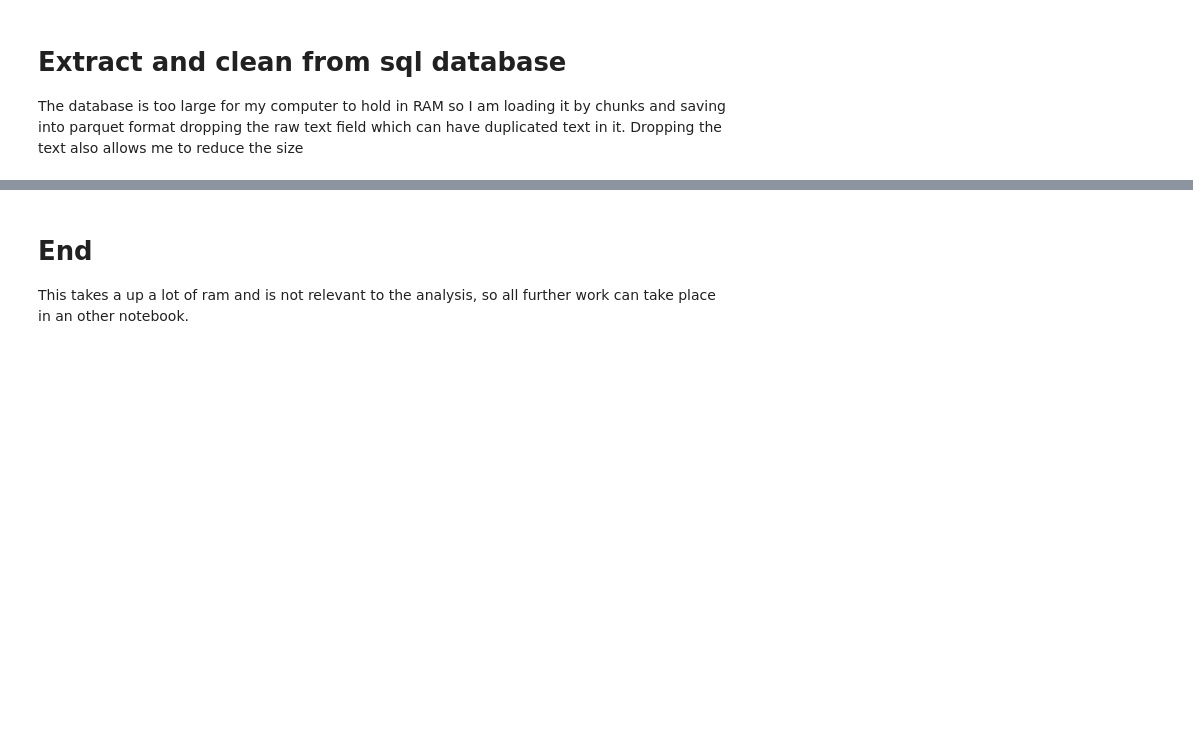
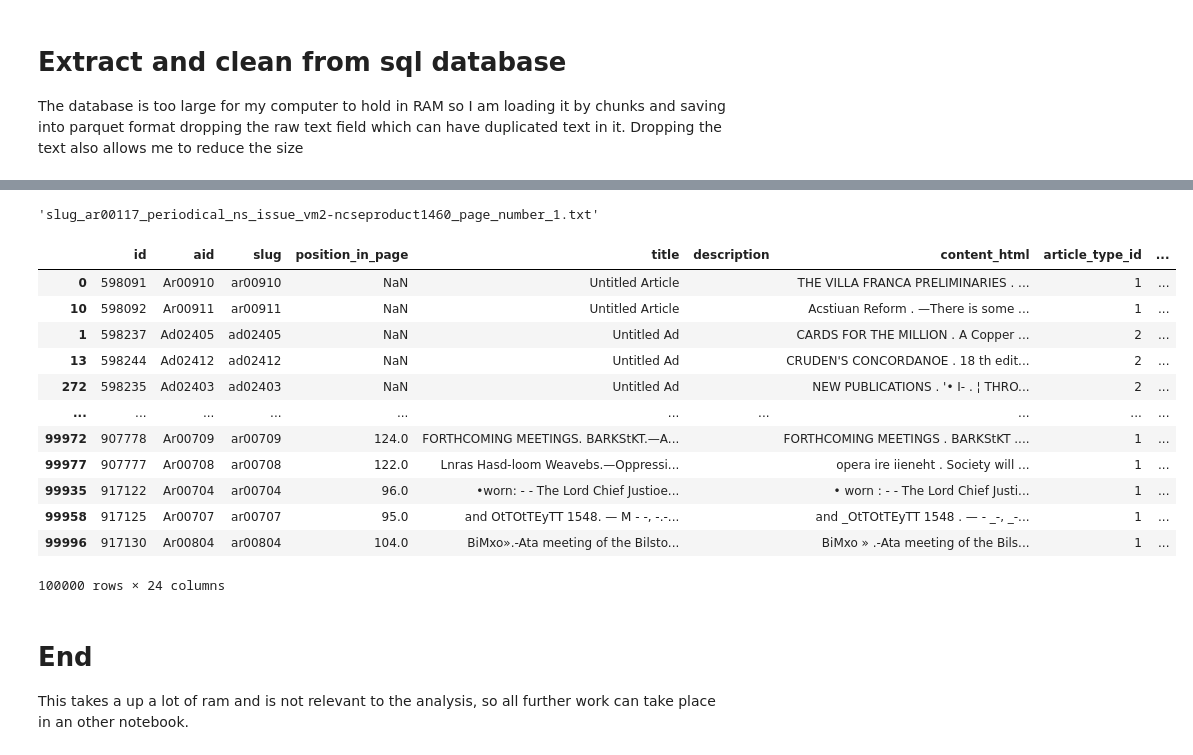
Before and after one commit to JonnoB/redigitalize, a Jupyter notebook: explore_sql.ipynb, the cells around one changed output, grey strips where cells are left out. Drawn from its saved outputs; the diff is of its cells as text; code cells hidden in the pictures; blank space fills up the shorter version.

```diff
--- a/explore_sql.ipynb
+++ b/explore_sql.ipynb
@@ -158,12 +147,18 @@ periodicals_publication_df
 # Extract and clean from sql database
 
 The database is too large for my computer to hold in RAM so I am loading it by chunks and saving into parquet format dropping the raw text field which can have duplicated text in it. Dropping the text also allows me to reduce the size
+# %%
+def generate_filename(row):
+    """
+    Function to create a filename based on row values.
+    """
+    return f"slug_{row['slug']}_periodical_{row['slug_periodical']}_issue_{row['slug_issue']}_page_number_{row.get('page_number', None)}.txt"  # Handle potential missing values
 # %%
 
 enc = tiktoken.encoding_for_model('gpt-3.5-turbo')
 
-#pattern used to identify wierd symbols
-pattern = r'[:;"\-_\+\*\^\|¦\'!,\\/»«\]\[]'
+#pattern used to identify everything that is not letters numbers or whitespace
+pattern = '[^a-zA-Z0-9\s]'#r'[:;"\-_\+\*\^\|¦\'!,\\/»«\]\[]'
 
 # Connection parameters
 database_name = "ncse"
@@ -182,6 +177,7 @@ chunk_number = 0
 for chunk in pd.read_sql_query(query, engine, chunksize=chunk_size):
     # Define the filename for each chunk using the specified naming pattern
     filename = f'./data/ncse_text_chunks/ncse_base_{chunk_number}.parquet'
+    print(f'processing chunk:{chunk_number}')
 
     # remove html tags from text
     chunk['content_html'] = chunk['content_html'].str.replace(r'(<p class="article-content">)|(<p class="article-header">)', '', regex=True).str.replace("</p>\n", "", regex=True)
@@ -194,7 +190,22 @@ for chunk in pd.read_sql_query(query, engine, chunksize=chunk_size):
     chunk['symbol_fract'] = chunk['symbol_count']/chunk['total_tokens']
 
     #add in information on date, and publication. This makes understanding the distributions easier
-    chunk = chunk.merge(periodicals_issue_df.loc[:, ['id', 'issue_date', 'publication_id']].set_index('id'), how = 'left', left_on='issue_id', right_index=True)
+    chunk = chunk.merge(periodicals_issue_df.loc[:, ['id', 'issue_date', 'publication_id', 'slug']].set_index('id'), how = 'left',
+                        left_on='issue_id', right_index=True, suffixes = ['', '_issue'])
+
+    #add in the periodical slug which is used for creating the ncse hyperlink
+    chunk = chunk.merge(periodicals_publication_df[['id', 'title', 'slug']].set_index('id'), left_on='publication_id',
+                        right_index = True, suffixes = ['', '_periodical'])
+
+    chunk = chunk.merge(periodicals_page_df[['id', 'number']].set_index('id').rename(columns={'number':'page_number'}),
+                        left_on='page_id', right_index = True)
+
+    #each article needs to be saved in a way that is uniquely addresable, the below method dies this
+
+    chunk['file_name'] = chunk.apply(generate_filename, axis=1)
+    #create the hyperlink to the page in the ncse archive
+    chunk['site_address'] = "https://ncse.ac.uk" + '/periodicals/' + chunk['slug_periodical'].astype(str) + '/issues/' + chunk['slug_issue'].astype(str) + '/page/' + chunk['page_number'].astype(str)
+
     # Save the chunk to a Parquet file
     chunk.to_parquet(filename, index=False)
 
@@ -203,3 +222,23 @@ for chunk in pd.read_sql_query(query, engine, chunksize=chunk_size):
+# %%
+chunk['file_name'][0]
+# %% [output]
+'slug_ar00117_periodical_ns_issue_vm2-ncseproduct1460_page_number_1.txt'
+# %%
+chunk
+# %% [output]
+|  | id | aid | slug | position_in_page | title | description | content_html | article_type_id | ... |
+| 0 | 598091 | Ar00910 | ar00910 | NaN | Untitled Article |  | THE VILLA FRANCA PRELIMINARIES . ... | 1 | ... |
+| 10 | 598092 | Ar00911 | ar00911 | NaN | Untitled Article |  | Acstiuan Reform . —There is some ... | 1 | ... |
+| 1 | 598237 | Ad02405 | ad02405 | NaN | Untitled Ad |  | CARDS FOR THE MILLION . A Copper ... | 2 | ... |
+| 13 | 598244 | Ad02412 | ad02412 | NaN | Untitled Ad |  | CRUDEN'S CONCORDANOE . 18 th edit... | 2 | ... |
+| 272 | 598235 | Ad02403 | ad02403 | NaN | Untitled Ad |  | NEW PUBLICATIONS . '• I- . ¦ THRO... | 2 | ... |
+| ... | ... | ... | ... | ... | ... | ... | ... | ... | ... |
+| 99972 | 907778 | Ar00709 | ar00709 | 124.0 | FORTHCOMING MEETINGS. BARKStKT.—A... |  | FORTHCOMING MEETINGS . BARKStKT .... | 1 | ... |
+| 99977 | 907777 | Ar00708 | ar00708 | 122.0 | Lnras Hasd-loom Weavebs.—Oppressi... |  | opera ire iieneht . Society will ... | 1 | ... |
+| 99935 | 917122 | Ar00704 | ar00704 | 96.0 | •worn: - - The Lord Chief Justioe... |  | • worn : - - The Lord Chief Justi... | 1 | ... |
+| 99958 | 917125 | Ar00707 | ar00707 | 95.0 | and OtTOtTEyTT 1548. — M - -, -.-... |  | and _OtTOtTEyTT 1548 . — - _-, _-... | 1 | ... |
+| 99996 | 917130 | Ar00804 | ar00804 | 104.0 | BiMxo».-Ata meeting of the Bilsto... |  | BiMxo » .-Ata meeting of the Bils... | 1 | ... |
+100000 rows × 24 columns
 # %% [markdown]
 # End
 
```
Also changed, not shown: parts of 3 cells of this notebook, 2 other files.
